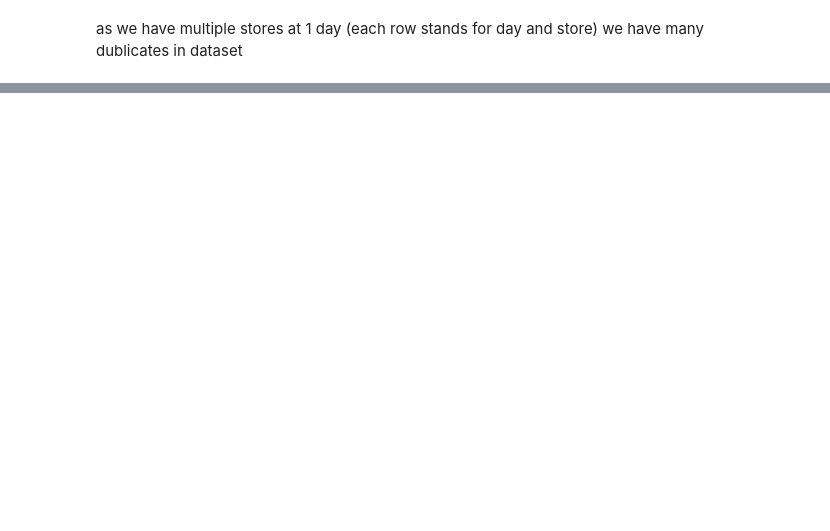
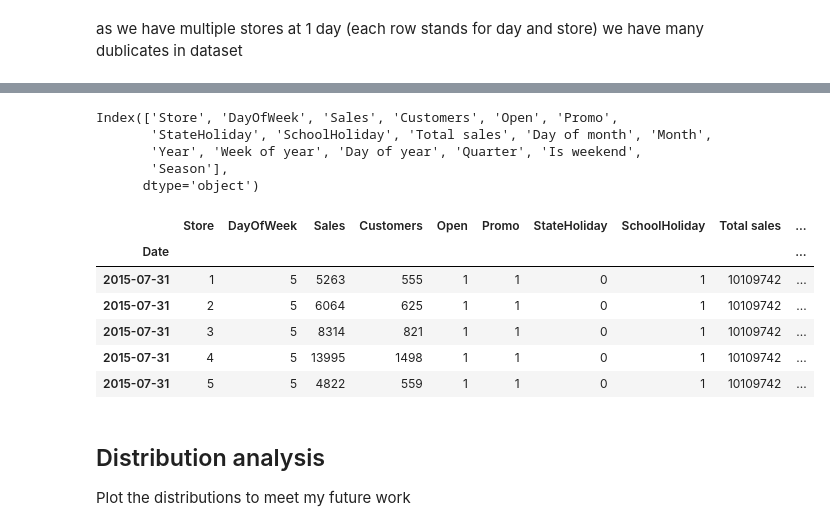
Before and after one commit to PigStep/store-sales-forecast, a Jupyter notebook: notebooks/EDA.ipynb, the cells around one changed output, grey strips where cells are left out. Cells and saved outputs as stored; diff of their text form; code cells hidden in the pictures; blank space fills up the shorter version.

```diff
--- a/notebooks/EDA.ipynb
+++ b/notebooks/EDA.ipynb
@@ -66,0 +121,22 @@ plt.show()
+# %%
+df.columns
+# %% [output]
+Index(['Store', 'DayOfWeek', 'Sales', 'Customers', 'Open', 'Promo',
+       'StateHoliday', 'SchoolHoliday', 'Total sales', 'Day of month', 'Month',
+       'Year', 'Week of year', 'Day of year', 'Quarter', 'Is weekend',
+       'Season'],
+      dtype='object')
+# %%
+df.head()
+# %% [output]
+|  | Store | DayOfWeek | Sales | Customers | Open | Promo | StateHoliday | SchoolHoliday | Total sales | ... |
+| Date |  |  |  |  |  |  |  |  |  | ... |
+| 2015-07-31 | 1 | 5 | 5263 | 555 | 1 | 1 | 0 | 1 | 10109742 | ... |
+| 2015-07-31 | 2 | 5 | 6064 | 625 | 1 | 1 | 0 | 1 | 10109742 | ... |
+| 2015-07-31 | 3 | 5 | 8314 | 821 | 1 | 1 | 0 | 1 | 10109742 | ... |
+| 2015-07-31 | 4 | 5 | 13995 | 1498 | 1 | 1 | 0 | 1 | 10109742 | ... |
+| 2015-07-31 | 5 | 5 | 4822 | 559 | 1 | 1 | 0 | 1 | 10109742 | ... |
+# %% [markdown]
+## Distribution analysis
+
+Plot the distributions to meet my future work
```
Also changed, not shown: parts of 18 cells of this notebook.
